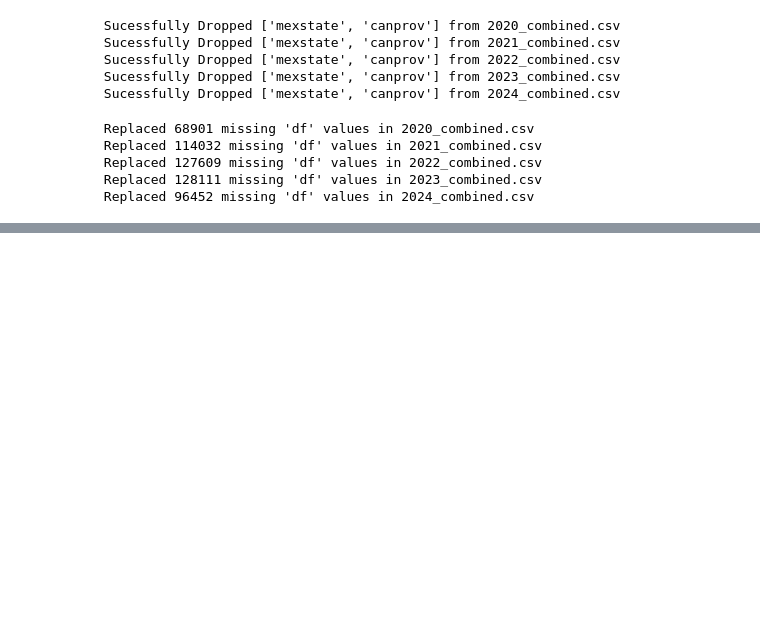
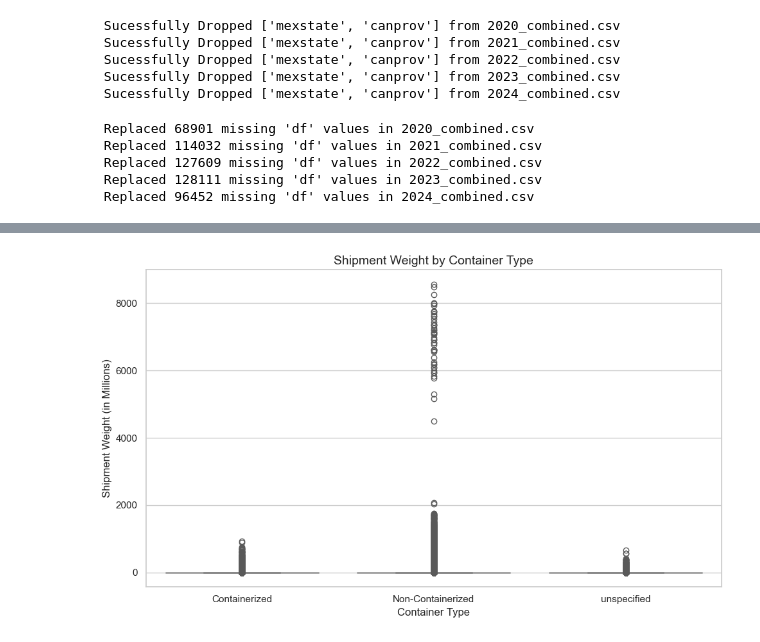
Before and after one commit to Ellen-Essuamah-Asante/Shipping-Logistics-Project-1-, a Jupyter notebook: Project1.ipynb, the cells around one changed output, grey strips where cells are left out. Saved outputs shown, nothing was run; the diff lists cells and outputs as text; code cells hidden in the pictures; blank space fills up the shorter version.

Commit message:
Answered Business Questions

```diff
--- a/Project1.ipynb
+++ b/Project1.ipynb
@@ -406,0 +563,23 @@ ValueError: invalid literal for int() with base 10: 'na'
+# %%
+# Second Business Question
+# How does the use of containers influence the weight of shipments?
+
+# Convert shipment weight to millions for easier readability
+mapped_combined['shipwt_millions'] = mapped_combined['shipwt'] / 1e6
+
+# Set up the plot style
+plt.figure(figsize=(10, 6))
+sns.set(style="whitegrid")
+
+# Create the boxplot
+ax = sns.boxplot(x='contcode', y='shipwt_millions', data=mapped_combined, palette='Set2')
+
+# Customize the plot
+ax.set_title('Shipment Weight by Container Type', fontsize=14)
+ax.set_xlabel('Container Type')
+ax.set_ylabel('Shipment Weight (in Millions)')
+
+plt.tight_layout()
+plt.show()
+# %% [output]
+[figure, added]
```
Also changed, not shown: parts of 43 cells of this notebook.
